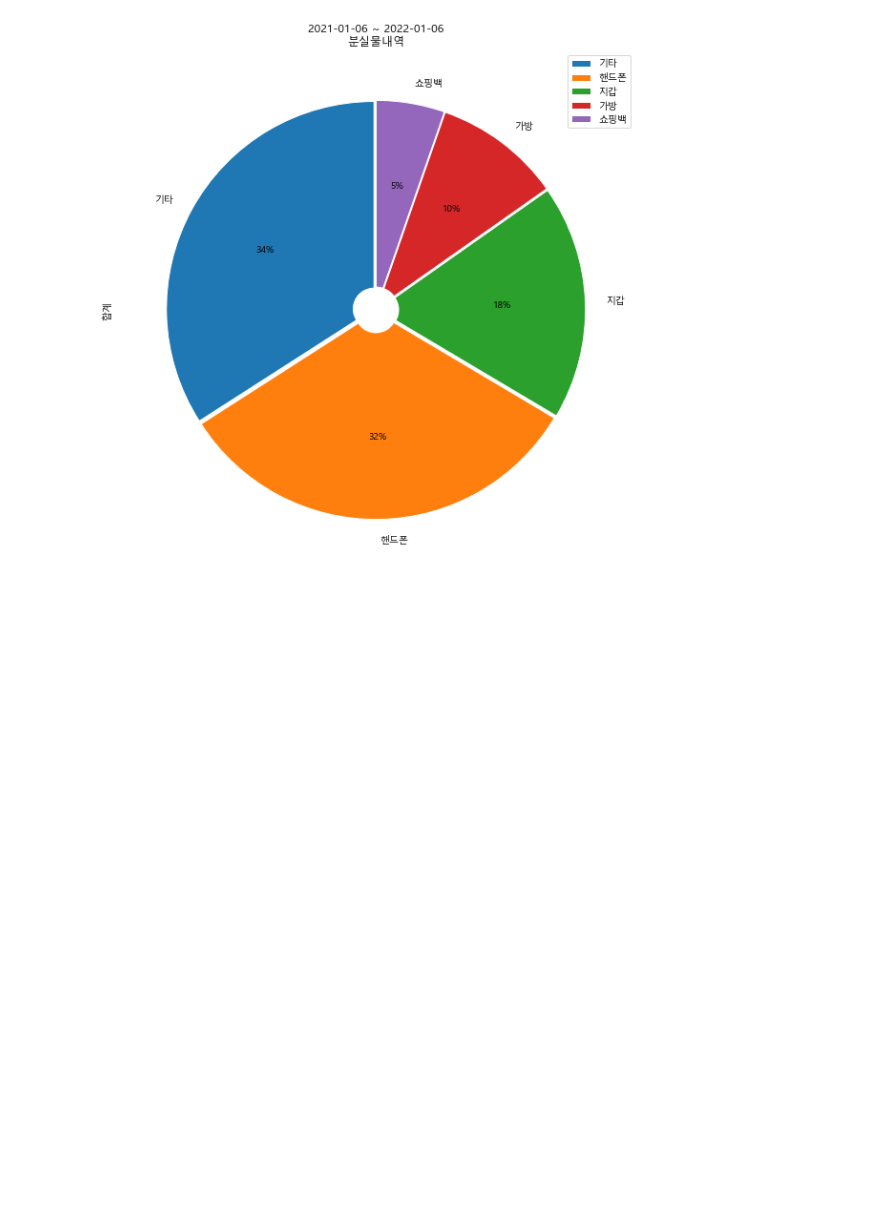
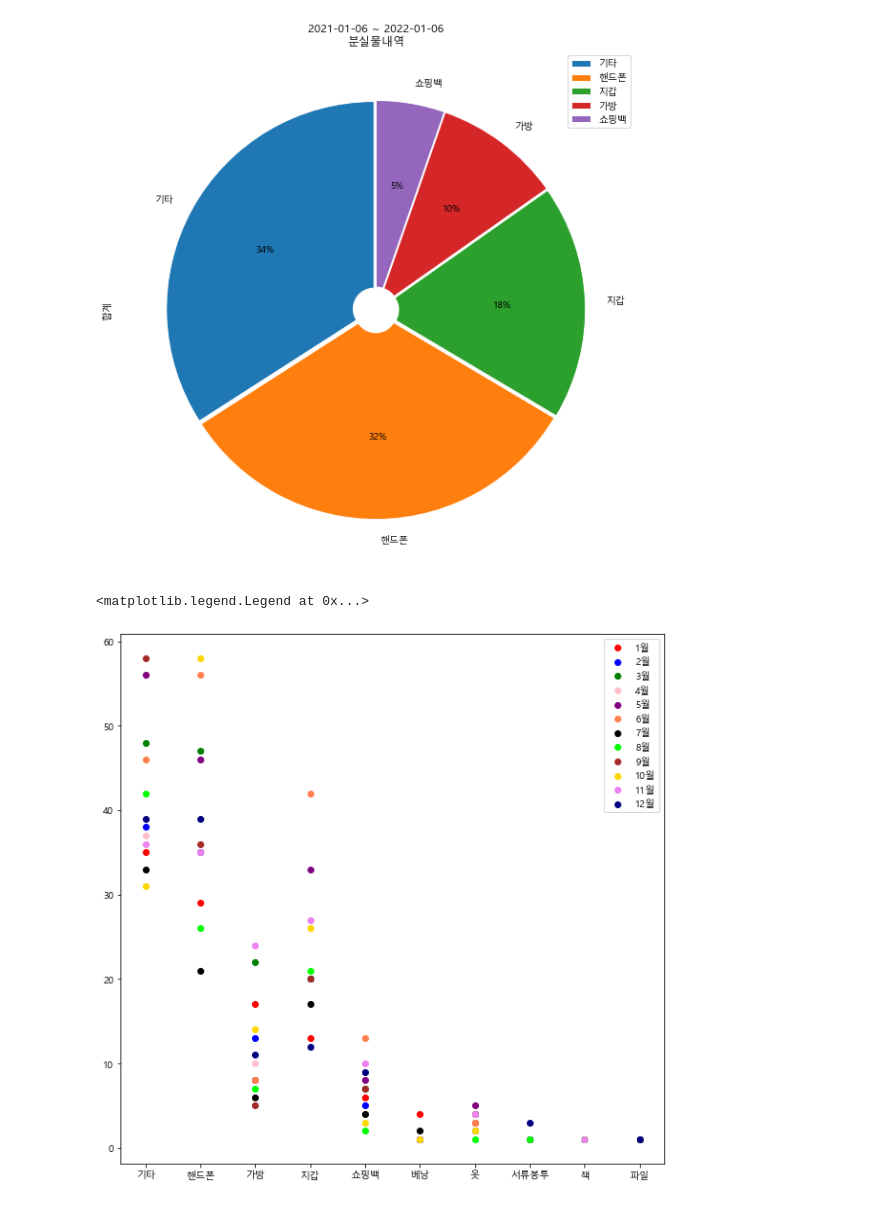
Before and after one commit to kin8089/Python, a Jupyter notebook: project.ipynb, the cells around one changed output. Drawn from its saved outputs; the diff is of its cells as text; code cells hidden in the pictures; blank space fills up the shorter version.

```diff
--- a/project.ipynb
+++ b/project.ipynb
@@ -156,3 +156,23 @@ years_df.plot.pie(x='1년',y='합계',labels = years_df['1년'],autopct='%.f%%',
 # %% [output]
 <AxesSubplot:title={'center':'2021-01-06 ~ 2022-01-06\n분실물내역'}, ylabel='합계'>
 [figure]
+# %%
+plt.figure(figsize=(10,10))
+
+plt.scatter(January_df['1월'],January_df['합계'],color='red')
+plt.scatter(February_df['2월'],February_df['합계'], color = 'blue')
+plt.scatter(March_df['3월'],March_df['합계'], color = 'green')
+plt.scatter(April_df['4월'],April_df['합계'], color = 'pink')
+plt.scatter(May_df['5월'],May_df['합계'], color = 'purple')
+plt.scatter(June_df['6월'],June_df['합계'], color = 'coral')
+plt.scatter(July_df['7월'],July_df['합계'], color = 'black')
+plt.scatter(August_df['8월'],August_df['합계'], color = 'lime')
+plt.scatter(September_df['9월'],September_df['합계'], color = 'brown')
+plt.scatter(October_df['10월'],October_df['합계'], color = 'gold')
+plt.scatter(November_df['11월'],November_df['합계'], color = 'violet')
+plt.scatter(December_df['12월'],December_df['합계'],color = 'navy')
+
+plt.legend(c)
+# %% [output]
+<matplotlib.legend.Legend at 0x...>
+[figure, added]
```
Also changed, not shown: parts of 4 cells of this notebook.
